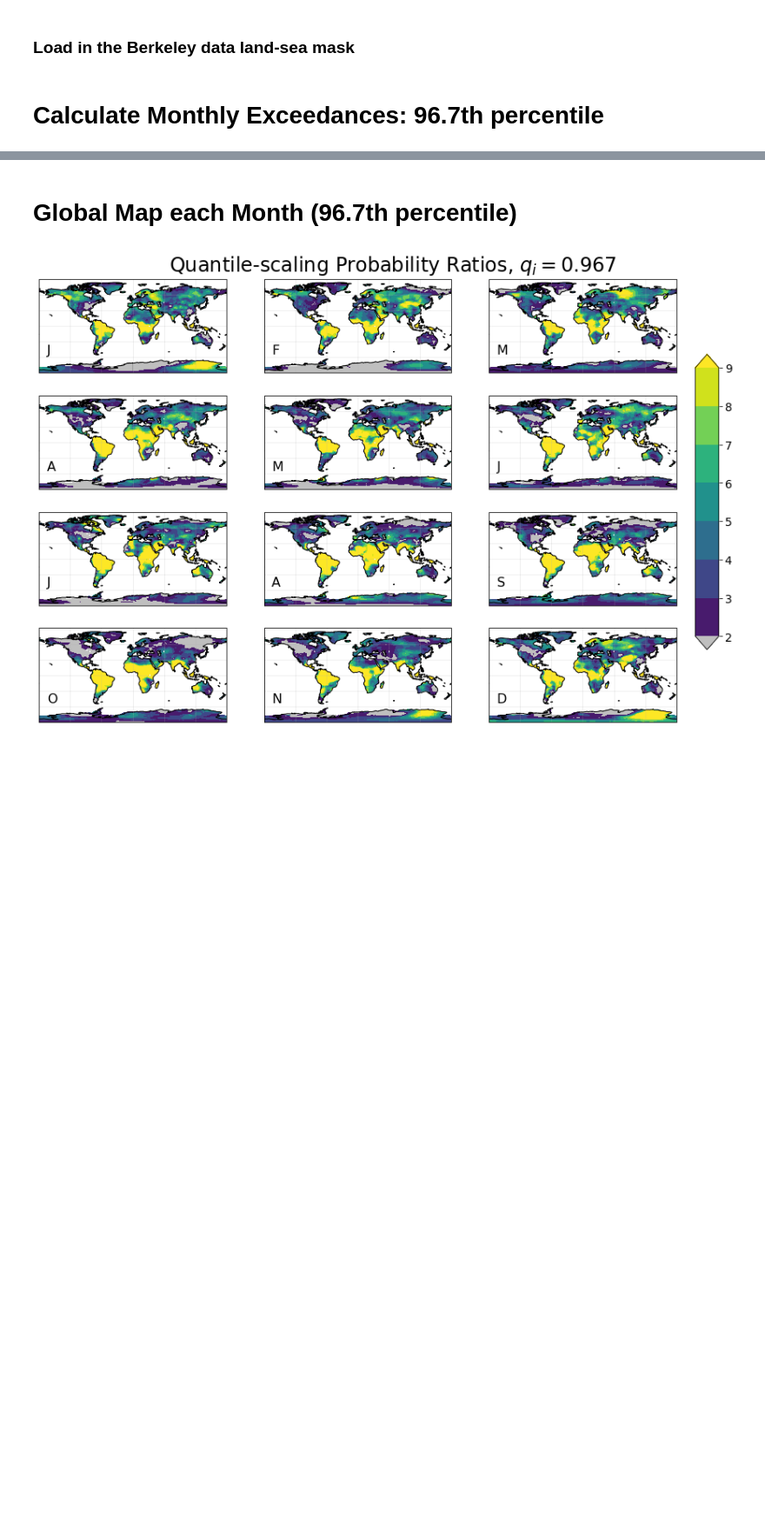
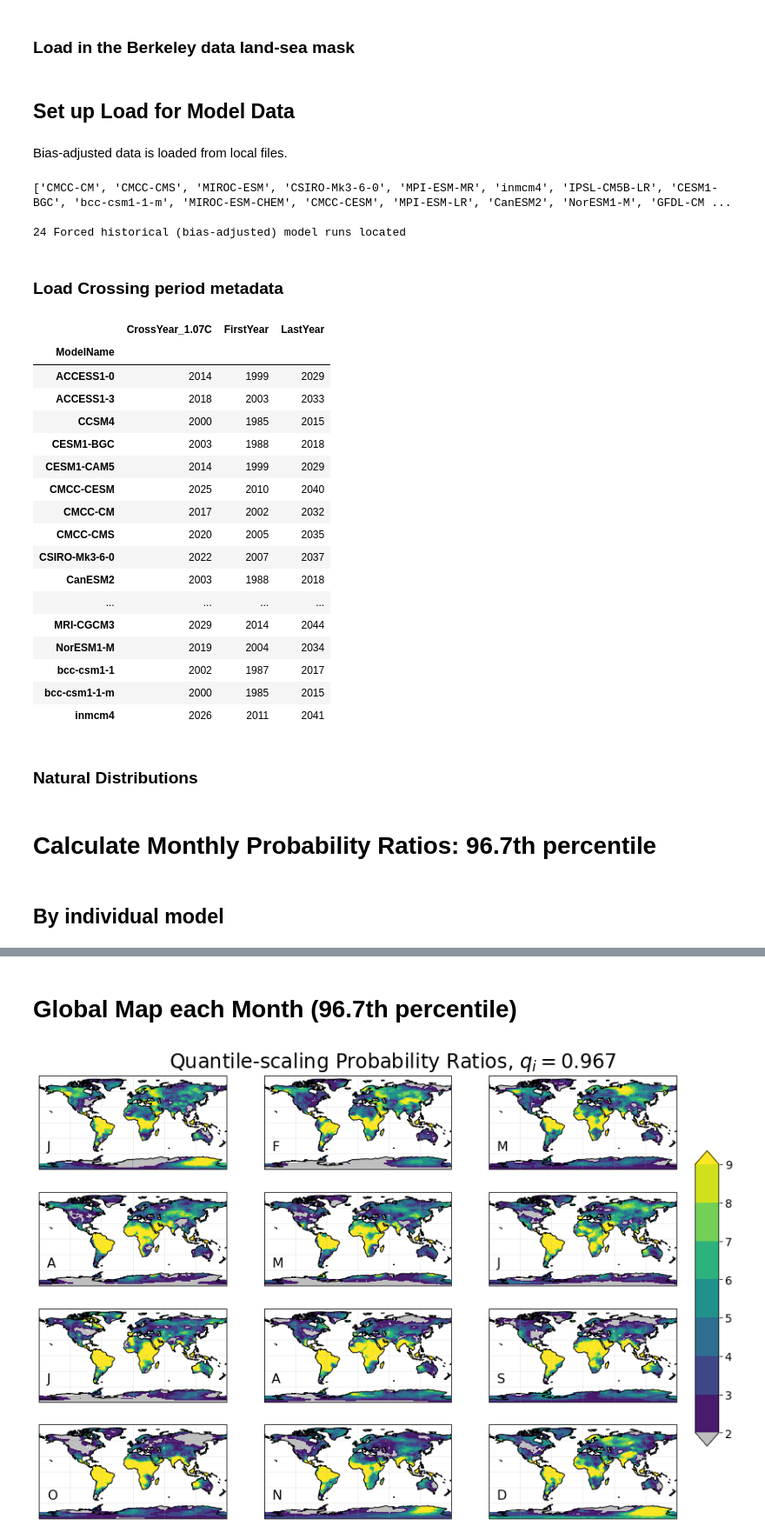
Before and after one commit to climatecentral/gilford22_attframework, a Jupyter notebook: CMIP5_monthlyPRmaps.ipynb, the cells around one changed output, grey strips where cells are left out. Shown at 87% size. Saved outputs shown, nothing was run; the diff lists cells and outputs as text; code cells hidden in the pictures; blank space fills up the shorter version.

Commit message:
Progress on CMIP5 PR calcs

```diff
--- a/CMIP5_monthlyPRmaps.ipynb
+++ b/CMIP5_monthlyPRmaps.ipynb
@@ -46,3 +45,59 @@ monthsi=np.arange(1,13)
 # define the path and load the lsm
 lsm_loadpath='/home/dgilford/fingerprints/data/analysis/paper/berkeley_lsm.nc'
 lsm=xr.open_dataset(lsm_loadpath)
+# %% [markdown]
+## Set up Load for Model Data
+# %% [markdown]
+Bias-adjusted data is loaded from local files.
+# %%
+# define the location of the bias-adjusted models
+fLpath='/home/dgilford/fingerprints/data/bias_correction/'
+
+# load the model names/directories that contain 'Nat' string
+fl=[f for f in os.listdir(fLpath)]
+fnat=[i for i in fl if 'Nat' in i]
+fhist=[i for i in fl if 'Nat' not in i]
+modelnames=[s[:-52] for s in fhist]
+nmodel=len(modelnames)
+
+# print to see the forced models
+print(modelnames)
+print('\n'+str(nmodel)+' Forced historical (bias-adjusted) model runs located')
+# %% [output]
+['CMCC-CM', 'CMCC-CMS', 'MIROC-ESM', 'CSIRO-Mk3-6-0', 'MPI-ESM-MR', 'inmcm4', 'IPSL-CM5B-LR', 'CESM1-BGC', 'bcc-csm1-1-m', 'MIROC-ESM-CHEM', 'CMCC-CESM', 'MPI-ESM-LR', 'CanESM2', 'NorESM1-M', 'GFDL-CM ...
+
+24 Forced historical (bias-adjusted) model runs located
+# %% [markdown]
+### Load Crossing period metadata
+# %%
+# define the load path for the crossing-year data file, and load
+crossfile='./data/analysis/CMIP5_crossing_year_1.07C.csv'
+crossdat=pd.read_csv(crossfile)
+
+# clean up
+crossdat.index=crossdat['Unnamed: 0'].rename('ModelName')
+crossdat=crossdat.drop(columns=['Unnamed: 0'])
+
+# print the data, which forms the basis for Table S1
+display(crossdat)
+# %% [output]
+|  | CrossYear_1.07C | FirstYear | LastYear |
+| ModelName |  |  |  |
+| ACCESS1-0 | 2014 | 1999 | 2029 |
+| ACCESS1-3 | 2018 | 2003 | 2033 |
+| CCSM4 | 2000 | 1985 | 2015 |
+| CESM1-BGC | 2003 | 1988 | 2018 |
+| CESM1-CAM5 | 2014 | 1999 | 2029 |
+| CMCC-CESM | 2025 | 2010 | 2040 |
+| CMCC-CM | 2017 | 2002 | 2032 |
+| CMCC-CMS | 2020 | 2005 | 2035 |
+| CSIRO-Mk3-6-0 | 2022 | 2007 | 2037 |
+| CanESM2 | 2003 | 1988 | 2018 |
+| ... | ... | ... | ... |
+| MRI-CGCM3 | 2029 | 2014 | 2044 |
+| NorESM1-M | 2019 | 2004 | 2034 |
+| bcc-csm1-1 | 2002 | 1987 | 2017 |
+| bcc-csm1-1-m | 2000 | 1985 | 2015 |
+| inmcm4 | 2026 | 2011 | 2041 |
+# %% [markdown]
+### Natural Distributions
@@ -49,5 +117,7 @@ lsm=xr.open_dataset(lsm_loadpath)
 # %% [markdown]
-# Calculate Monthly Exceedances: 96.7th percentile
+# Calculate Monthly Probability Ratios: 96.7th percentile
+# %% [markdown]
+## By individual model
 # %%
 # define the variable names
 prname='PR'
```
Also changed, not shown: parts of 8 cells of this notebook.
